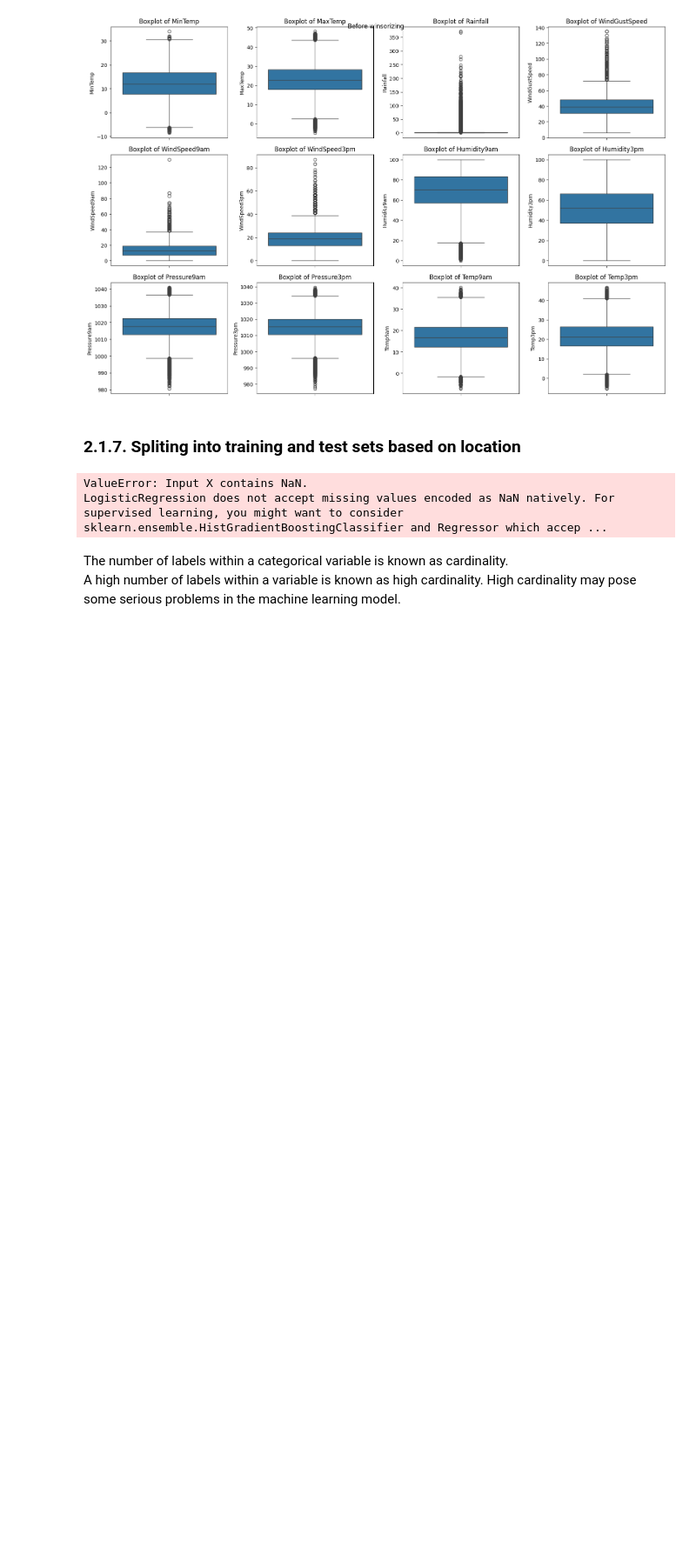
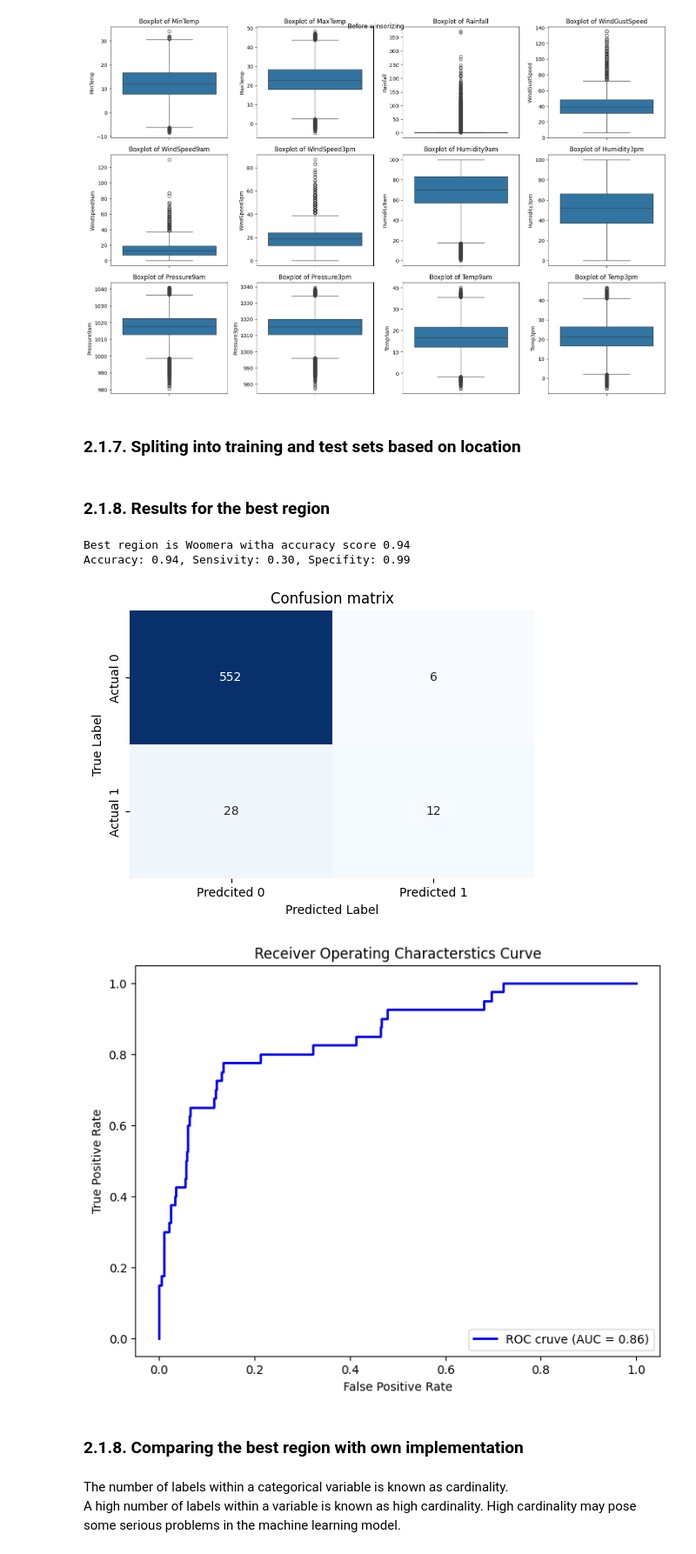
Before and after one commit to Rudobrody/Studies_AI_1_Term, a Jupyter notebook: PUM/LogisticRegression/Lab_Logistic_Regression.ipynb, the cells around one changed output. Shown: that part at 87% size. Saved outputs shown, nothing was run; the diff lists cells and outputs as text; code cells hidden in the pictures; blank space fills up the shorter version.

```diff
--- a/PUM/LogisticRegression/Lab_Logistic_Regression.ipynb
+++ b/PUM/LogisticRegression/Lab_Logistic_Regression.ipynb
@@ -356,7 +356,7 @@ class ResultsAnalyzes:
     def __init__(self, target: np.ndarray, prediction: np.ndarray):
         self.target = target
         self.prediction = prediction
-        self._accuracy = 0 # Private atribute
+        self._accuracy = None # Private atribute
         self._sensitivity = None
         self._specificity = None
         self._precision = None
@@ -814,6 +814,7 @@ df.drop(columns=['Date', 'Year', 'Month'], inplace=True)
 # Separating label
 X = df.drop('RainTomorrow', axis=1) # axis=0 will drop a row, when axis=1 it drops a column
 y = df['RainTomorrow']
+y = y.map({'No': 0, 'Yes': 1})
 # %% [markdown]
 ### 2.1.6 Before winsorizing
 # %%
@@ -884,13 +885,12 @@ for region in regions:
     numerical_imputers = {}
     for feature in numerical_features:
         median_value = X_train[feature].median()
-        if not median_value is np.nan:
+        if not np.isnan(median_value):
             numerical_imputers[feature] = median_value
         else:
             numerical_imputers[feature] = global_numerical_imputers[feature]
 
-
-    numerical_imputers = {feature: X_train[feature].median() for feature in numerical_features}
+    # numerical_imputers = {feature: X_train[feature].median() for feature in numerical_features}
 
     # Impute missing values in both training and test sets
 
@@ -905,14 +905,6 @@ for region in regions:
     # For numerical features
     X_train[numerical_features] = X_train[numerical_features].fillna(numerical_imputers)
     X_test[numerical_features] = X_test[numerical_features].fillna(numerical_imputers)
-
-    # Store in dictioniary
-    region_data[region] = {
-        'X_train': X_train,
-        'X_test': X_test,
-        'y_train': y_train,
-        'y_test': y_test
-    }
 
     # Winsorizing features, remember to apply bounds from training set on test set
     for feature in numerical_features:
@@ -955,17 +947,42 @@ for region in regions:
     # Making predicitions
     y_pred = logistic_regression_solver_sklearn.predict(X_test)
 
+    # Probability for ROC curve
+    y_pred_prob = logistic_regression_solver_sklearn.predict_proba(X_test)[:,1] # Probability that sample belong to class "1"
+
+    # Store in dictioniary
+    region_data[region] = {
+        'X_train': X_train,
+        'X_test': X_test,
+        'y_train': y_train,
+        'y_test': y_test,
+        'y_pred': y_pred,
+        'y_pred_prob': y_pred_prob
+    }
+
     # Using accuracy score as a metric to compare models, because stratification will assure that both traina and test sets will have the
     # same proportion of 'Rain' vs 'No rain' as the original data
-
     region_accuracy_score = accuracy_score(y_test, y_pred)
 
     if region_accuracy_score > best_accuracy_score:
         best_accuracy_score = region_accuracy_score
         best_region = region
-# %% [output]
-ValueError: Input X contains NaN.
-LogisticRegression does not accept missing values encoded as NaN natively. For supervised learning, you might want to consider sklearn.ensemble.HistGradientBoostingClassifier and Regressor which accep ...
+# %% [markdown]
+### 2.1.8. Results for the best region
+# %%
+print(f"Best region is {best_region} witha accuracy score {best_accuracy_score:.2f}")
+
+results = ResultsAnalyzes(region_data[best_region]['y_test'], region_data[best_region]['y_pred'])
+results.show_results()
+results.confusion_matrix()
+results.plot_ROC_curve(region_data[best_region]['y_pred_prob'])
+# %% [output]
+Best region is Woomera witha accuracy score 0.94
+Accuracy: 0.94, Sensivity: 0.30, Specifity: 0.99
+[figure, added]
+[figure, added]
+# %% [markdown]
+### 2.1.8. Comparing the best region with own implementation
 # %% [markdown]
 The number of labels within a categorical variable is known as cardinality.
 A high number of labels within a variable is known as high cardinality. High cardinality may pose some serious problems in the machine learning model.
```
Also changed, not shown: parts of 3 cells of this notebook, 10 other files.
